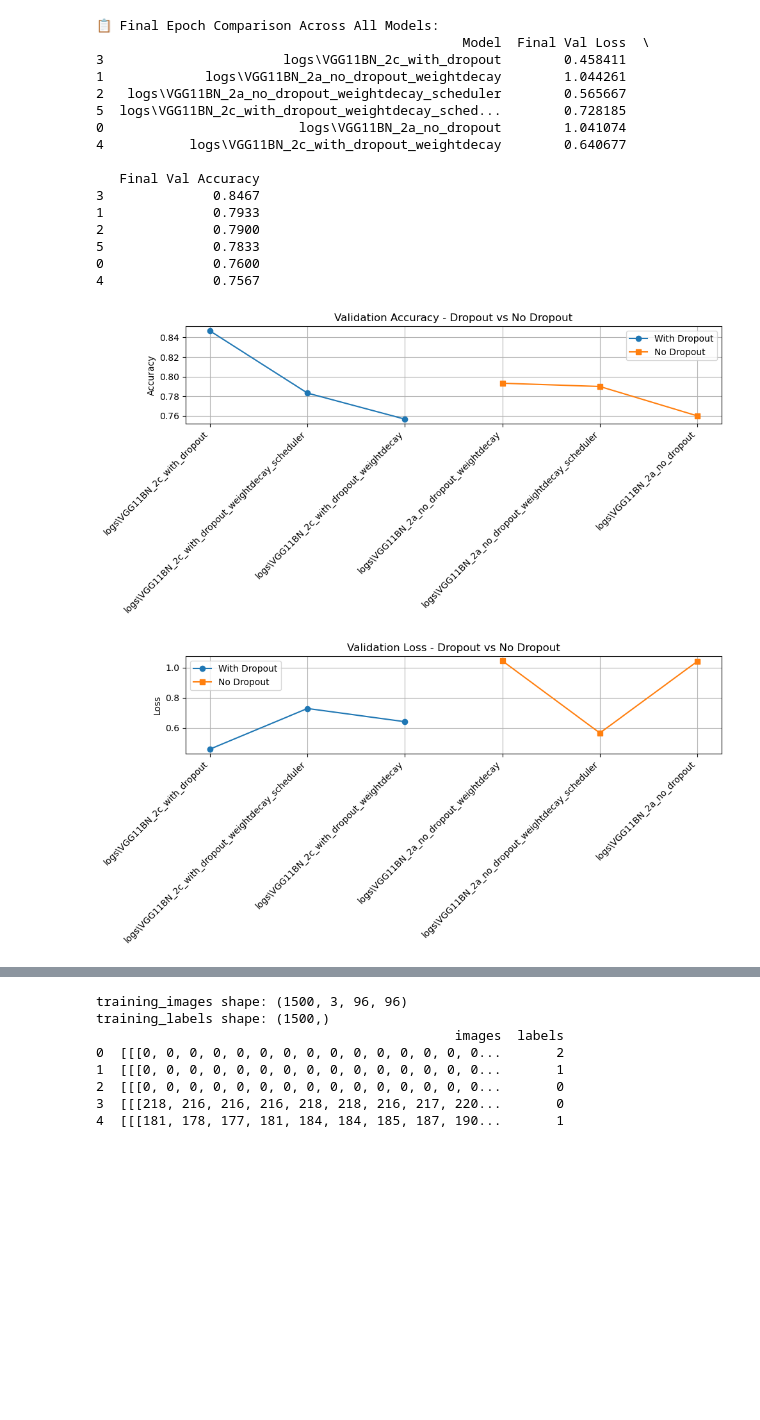
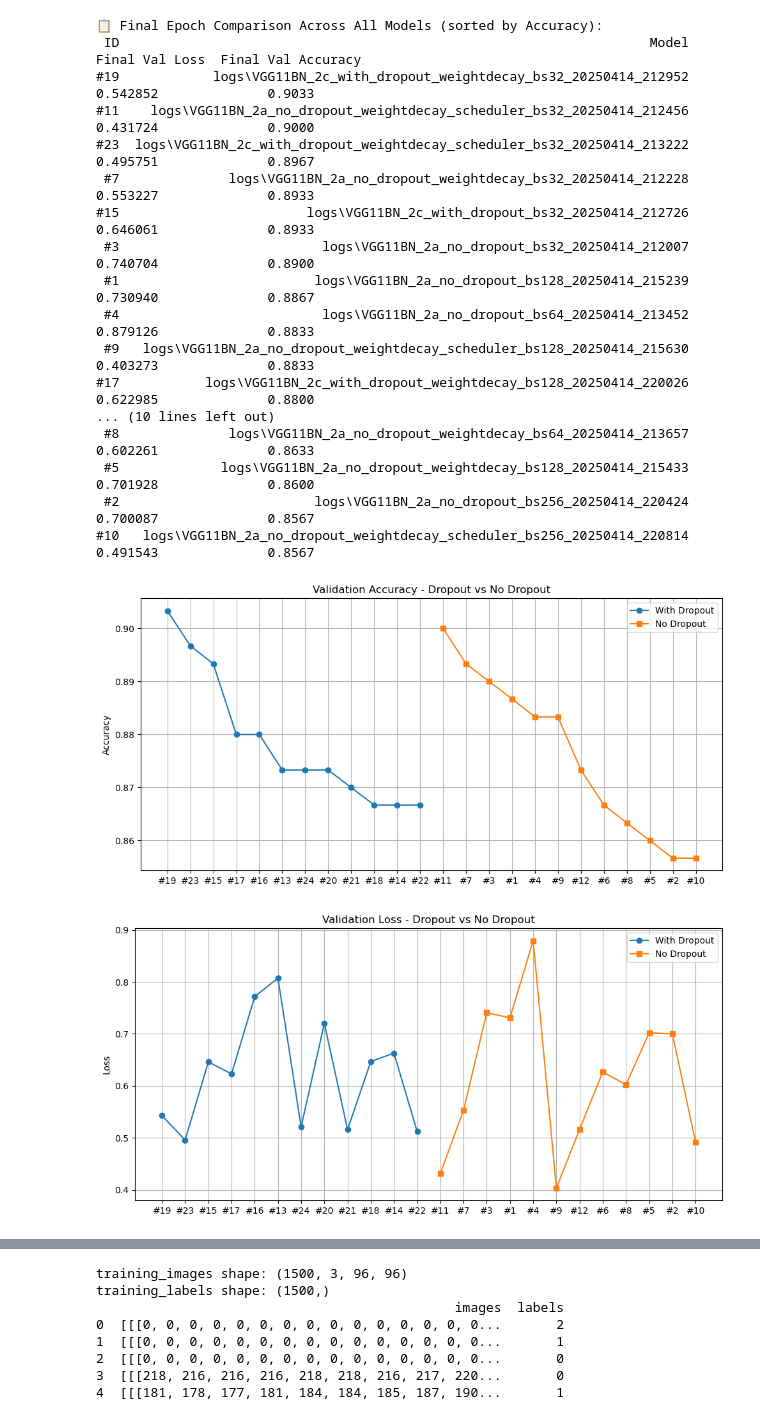
Before and after one commit to tihassfjord/FYS3033DL, a Jupyter notebook: home_exam.ipynb, the cells around one changed output, grey strips where cells are left out. Drawn from its saved outputs; the diff is of its cells as text; code cells hidden in the pictures; blank space fills up the shorter version.

```diff
--- a/home_exam.ipynb
+++ b/home_exam.ipynb
@@ -73,72 +58,72 @@ import matplotlib.pyplot as plt
 import glob
 
 # Load all logs
-log_files = glob.glob("logs/*.csv")
+log_files = sorted(glob.glob("logs/*.csv"))
 
 # Store final stats
 final_results = []
 
-for file in sorted(log_files):
+for i, file in enumerate(log_files):
     df = pd.read_csv(file)
     model_name = file.split("/")[-1].replace("_metrics.csv", "")
     final = df.iloc[-1]
     final_results.append({
+        "ID": f"#{i+1}",
         "Model": model_name,
         "Final Val Loss": final["val_loss"],
         "Final Val Accuracy": final["val_acc"]
     })
 
 # Create summary DataFrame
 summary_df = pd.DataFrame(final_results)
 summary_df = summary_df.sort_values(by="Final Val Accuracy", ascending=False)
 
-# Print the table
-print("📋 Final Epoch Comparison Across All Models:")
-print(summary_df)
+# Print the table with IDs
+print("📋 Final Epoch Comparison Across All Models (sorted by Accuracy):")
+print(summary_df[["ID", "Model", "Final Val Loss", "Final Val Accuracy"]].to_string(index=False))
 
-# Separate into dropout/no-dropout
+# Separate into dropout/no-dropout using the ID
 dropout_df = summary_df[summary_df["Model"].str.contains("with_dropout")]
 no_dropout_df = summary_df[~summary_df["Model"].str.contains("with_dropout")]
 
 # Plot Accuracy Comparison
 plt.figure(figsize=(10, 5))
-plt.plot(dropout_df["Model"], dropout_df["Final Val Accuracy"], marker='o', label="With Dropout", color='tab:blue')
-plt.plot(no_dropout_df["Model"], no_dropout_df["Final Val Accuracy"], marker='s', label="No Dropout", color='tab:orange')
+plt.plot(dropout_df["ID"], dropout_df["Final Val Accuracy"], marker='o', label="With Dropout", color='tab:blue')
+plt.plot(no_dropout_df["ID"], no_dropout_df["Final Val Accuracy"], marker='s', label="No Dropout", color='tab:orange')
 plt.title("Validation Accuracy - Dropout vs No Dropout")
 plt.ylabel("Accuracy")
-plt.xticks(rotation=45, ha='right')
 plt.grid(True)
 plt.legend()
 plt.tight_layout()
 plt.show()
 
 # Plot Loss Comparison
 plt.figure(figsize=(10, 5))
-plt.plot(dropout_df["Model"], dropout_df["Final Val Loss"], marker='o', label="With Dropout", color='tab:blue')
-plt.plot(no_dropout_df["Model"], no_dropout_df["Final Val Loss"], marker='s', label="No Dropout", color='tab:orange')
+plt.plot(dropout_df["ID"], dropout_df["Final Val Loss"], marker='o', label="With Dropout", color='tab:blue')
+plt.plot(no_dropout_df["ID"], no_dropout_df["Final Val Loss"], marker='s', label="No Dropout", color='tab:orange')
 plt.title("Validation Loss - Dropout vs No Dropout")
 plt.ylabel("Loss")
-plt.xticks(rotation=45, ha='right')
 plt.grid(True)
 plt.legend()
 plt.tight_layout()
 plt.show()
 # %% [output]
-📋 Final Epoch Comparison Across All Models:
-                                               Model  Final Val Loss  \
-3                       logs\VGG11BN_2c_with_dropout        0.458411
-1             logs\VGG11BN_2a_no_dropout_weightdecay        1.044261
-2   logs\VGG11BN_2a_no_dropout_weightdecay_scheduler        0.565667
-5  logs\VGG11BN_2c_with_dropout_weightdecay_sched...        0.728185
-0                         logs\VGG11BN_2a_no_dropout        1.041074
-4           logs\VGG11BN_2c_with_dropout_weightdecay        0.640677
-
-   Final Val Accuracy
-3              0.8467
-1              0.7933
-2              0.7900
-5              0.7833
-0              0.7600
-4              0.7567
+📋 Final Epoch Comparison Across All Models (sorted by Accuracy):
+ ID                                                                    Model  Final Val Loss  Final Val Accuracy
+#19            logs\VGG11BN_2c_with_dropout_weightdecay_bs32_20250414_212952        0.542852              0.9033
+#11    logs\VGG11BN_2a_no_dropout_weightdecay_scheduler_bs32_20250414_212456        0.431724              0.9000
+#23  logs\VGG11BN_2c_with_dropout_weightdecay_scheduler_bs32_20250414_213222        0.495751              0.8967
+ #7              logs\VGG11BN_2a_no_dropout_weightdecay_bs32_20250414_212228        0.553227              0.8933
+#15                        logs\VGG11BN_2c_with_dropout_bs32_20250414_212726        0.646061              0.8933
+ #3                          logs\VGG11BN_2a_no_dropout_bs32_20250414_212007        0.740704              0.8900
+ #1                         logs\VGG11BN_2a_no_dropout_bs128_20250414_215239        0.730940              0.8867
+ #4                          logs\VGG11BN_2a_no_dropout_bs64_20250414_213452        0.879126              0.8833
+ #9   logs\VGG11BN_2a_no_dropout_weightdecay_scheduler_bs128_20250414_215630        0.403273              0.8833
+#17           logs\VGG11BN_2c_with_dropout_weightdecay_bs128_20250414_220026        0.622985              0.8800
+... (10 lines left out)
+ #8              logs\VGG11BN_2a_no_dropout_weightdecay_bs64_20250414_213657        0.602261              0.8633
+ #5             logs\VGG11BN_2a_no_dropout_weightdecay_bs128_20250414_215433        0.701928              0.8600
+ #2                         logs\VGG11BN_2a_no_dropout_bs256_20250414_220424        0.700087              0.8567
+#10   logs\VGG11BN_2a_no_dropout_weightdecay_scheduler_bs256_20250414_220814        0.491543              0.8567
-[figure, old version]
+[figure, new version]
-[figure, old version]
+[figure, new version]
```
Also changed, not shown: parts of 8 cells of this notebook, 1 other file.
